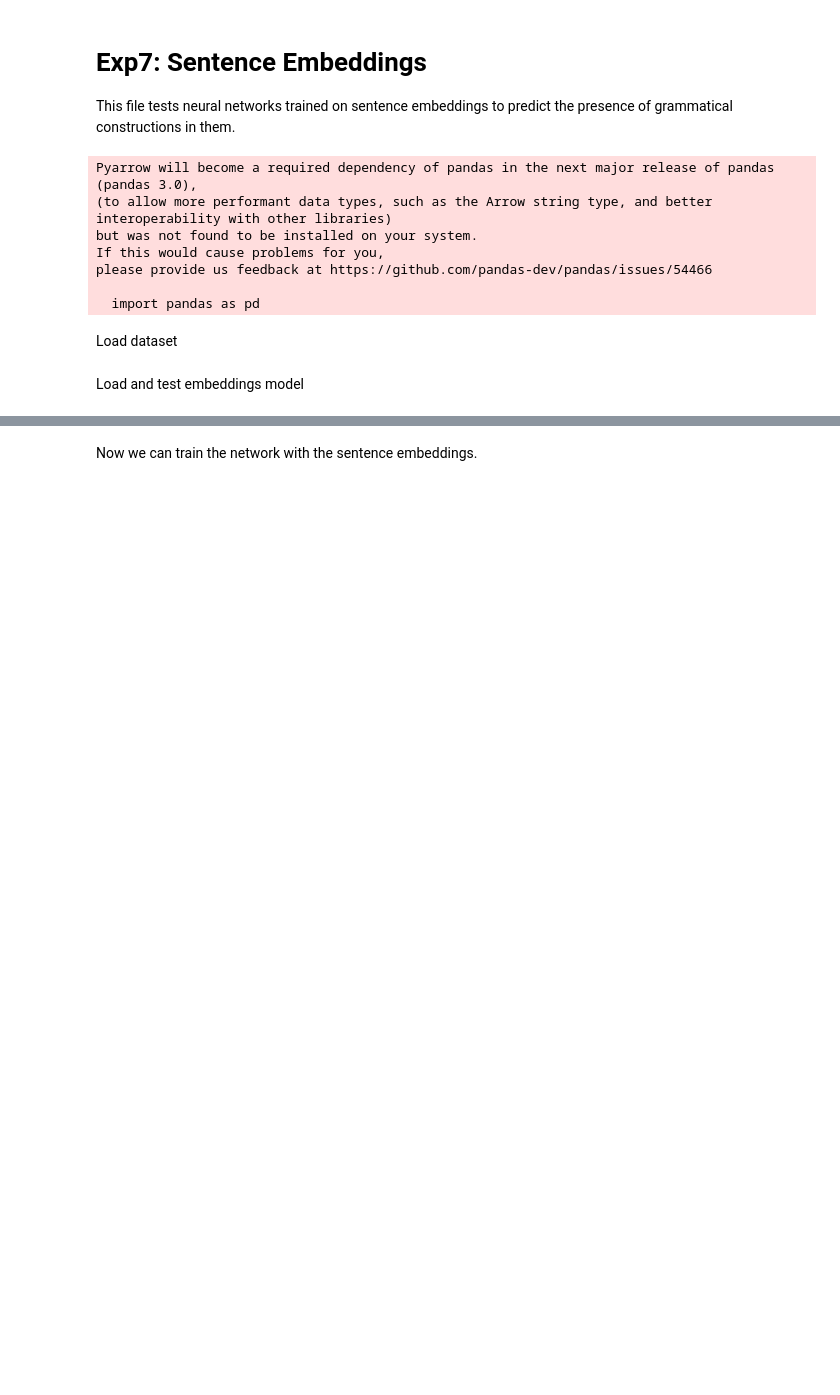
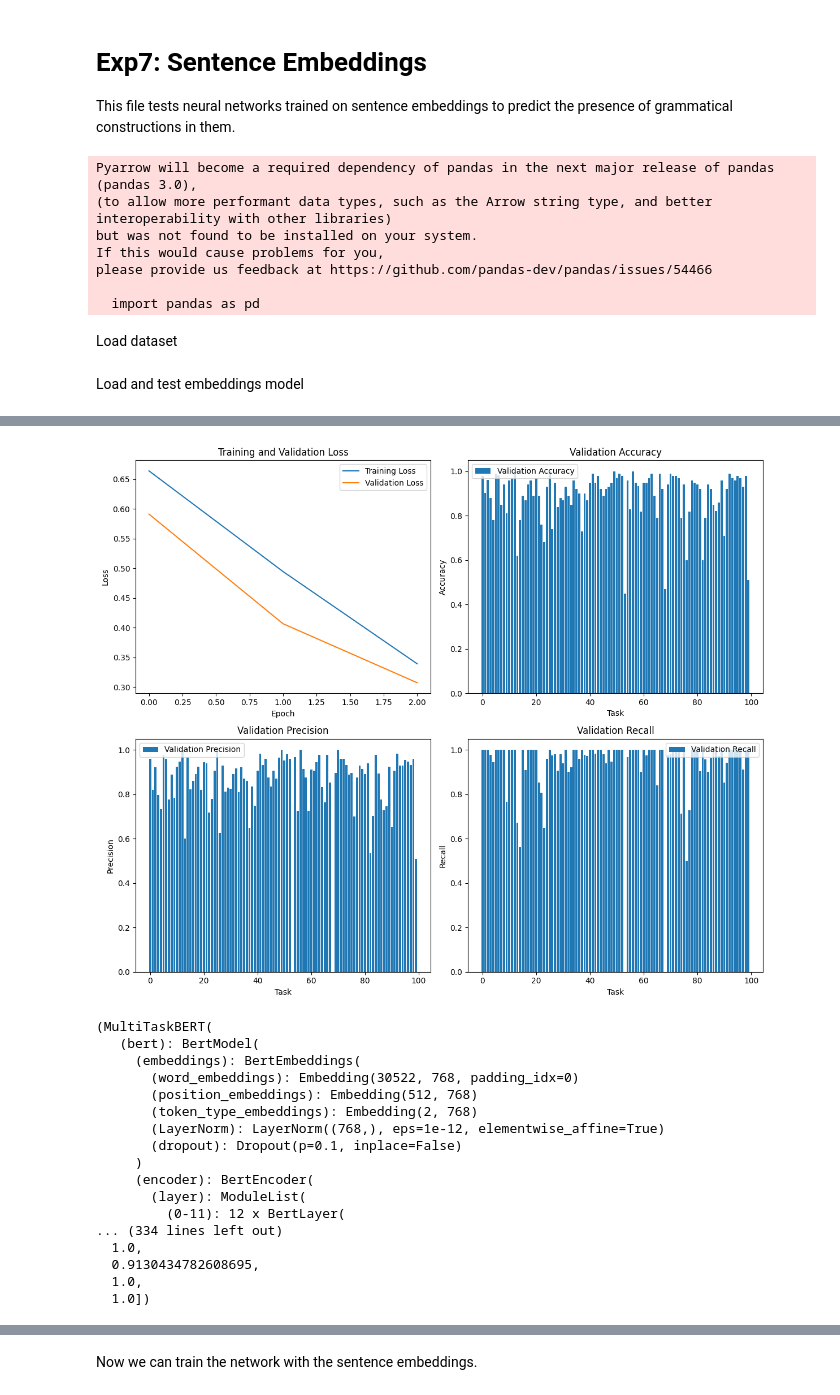
Before and after one commit to dominikglandorf/LLM-grammar, a Jupyter notebook: exp/007_sentence_embeddings.ipynb, the cells around one changed output, grey strips where cells are left out. Cells and saved outputs as stored; diff of their text form; code cells hidden in the pictures; blank space fills up the shorter version.

```diff
--- a/exp/007_sentence_embeddings.ipynb
+++ b/exp/007_sentence_embeddings.ipynb
@@ -137,0 +256,58 @@ Let's define our network, a simple two layer Feed Forward Neural Network with a
+# %%
+datasets = [get_dataset(df_level.iloc[idx], tokenizer, max_len) for idx in tqdm(range(num_classifiers))]
+
+def get_loaders(dataset, batch_size=16):
+    total_size = len(dataset)
+    train_size = int(0.8 * total_size)
+    val_size = total_size - train_size
+    train_dataset, val_dataset = random_split(dataset, [train_size, val_size])
+    train_dataloader = DataLoader(train_dataset, batch_size=batch_size, shuffle=True)
+    val_dataloader = DataLoader(val_dataset, batch_size=batch_size, shuffle=False)
+    return train_dataloader, val_dataloader
+
+dataloaders = [get_loaders(dataset) for dataset in tqdm(datasets)]
+# %%
+criterion = torch.nn.CrossEntropyLoss()
+
+def train(model, verbose=True, plots=True, n_epochs_stop = 10, lr=0.0001, num_epochs=3):
+    optimizer = torch.optim.AdamW(model.parameters(), lr)
+    train_losses = []
+    val_losses=[]
+    val_accuracies=[]
+    val_precisions=[]
+    val_recalls=[]
+    for epoch in range(num_epochs):  # Number of epochs
+        model.train()  # Set the model to training mode
+        total_loss = train_steps = 0
+
+        train_loaders = zip(*[loader[0] for loader in dataloaders])
+        num_batches = len(dataloaders[0][0])
+        for batches in tqdm(train_loaders, total=num_batches):
+            for task_id, batch in enumerate(batches):
+                input_ids = batch['input_ids'].to(device)
+                attention_mask = batch['attention_mask'].to(device)
+                labels = batch['labels'].to(device)
+
+                outputs = model(input_ids, attention_mask=attention_mask, task_id=task_id)
+                loss = criterion(outputs, labels)
+                loss.backward()
+                total_loss += loss.item()
+                train_steps += 1
+
+            optimizer.step()
+            optimizer.zero_grad()
+
+        avg_train_loss = total_loss / train_steps
+        train_losses.append(avg_train_loss)
+        print(f'Training loss: {avg_train_loss}')
+
+        batch_val_losses, val_accuracies, val_precisions, val_recalls = validate(model, dataloaders)
+        print(f'Validation loss: {np.mean(batch_val_losses)}')
+        val_losses.append(np.mean(batch_val_losses))
+    if plots:
+        plot_validation(train_losses, val_losses, val_accuracies, val_precisions, val_recalls)
+
+    return model, val_accuracies, val_precisions, val_recalls
+
+train(multi_task_model, verbose=False)
+# %% [output]
@@ -137,0 +320,18 @@ Let's define our network, a simple two layer Feed Forward Neural Network with a
+[figure, added]
+(MultiTaskBERT(
+   (bert): BertModel(
+     (embeddings): BertEmbeddings(
+       (word_embeddings): Embedding(30522, 768, padding_idx=0)
+       (position_embeddings): Embedding(512, 768)
+       (token_type_embeddings): Embedding(2, 768)
+       (LayerNorm): LayerNorm((768,), eps=1e-12, elementwise_affine=True)
+       (dropout): Dropout(p=0.1, inplace=False)
+     )
+     (encoder): BertEncoder(
+       (layer): ModuleList(
+         (0-11): 12 x BertLayer(
+... (334 lines left out)
+  1.0,
+  0.9130434782608695,
+  1.0,
+  1.0])
```
Also changed, not shown: parts of 22 cells of this notebook, 2 other files.
